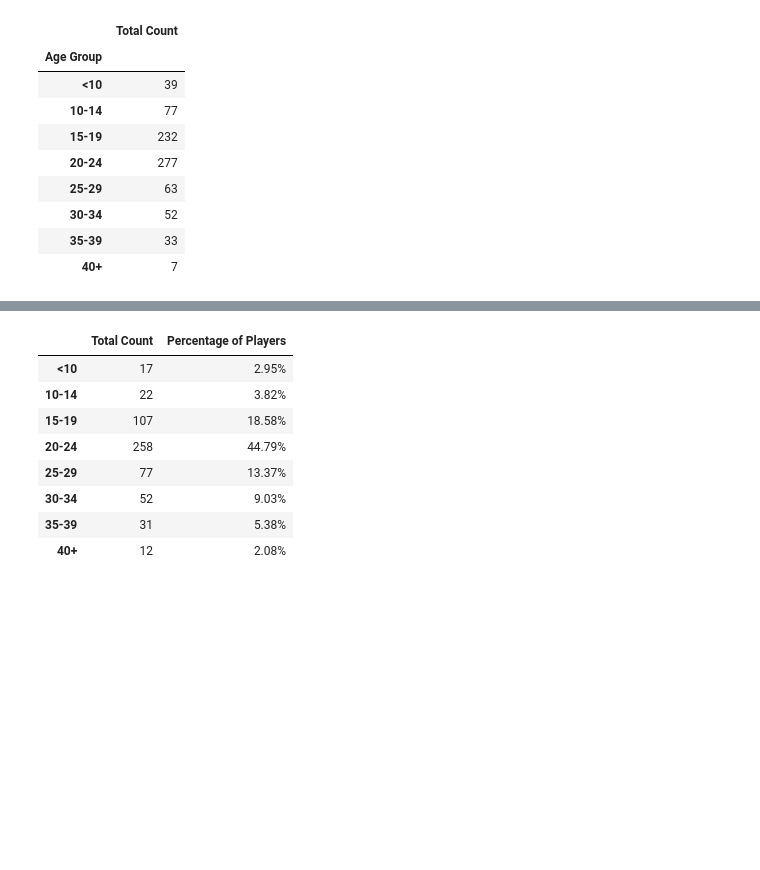
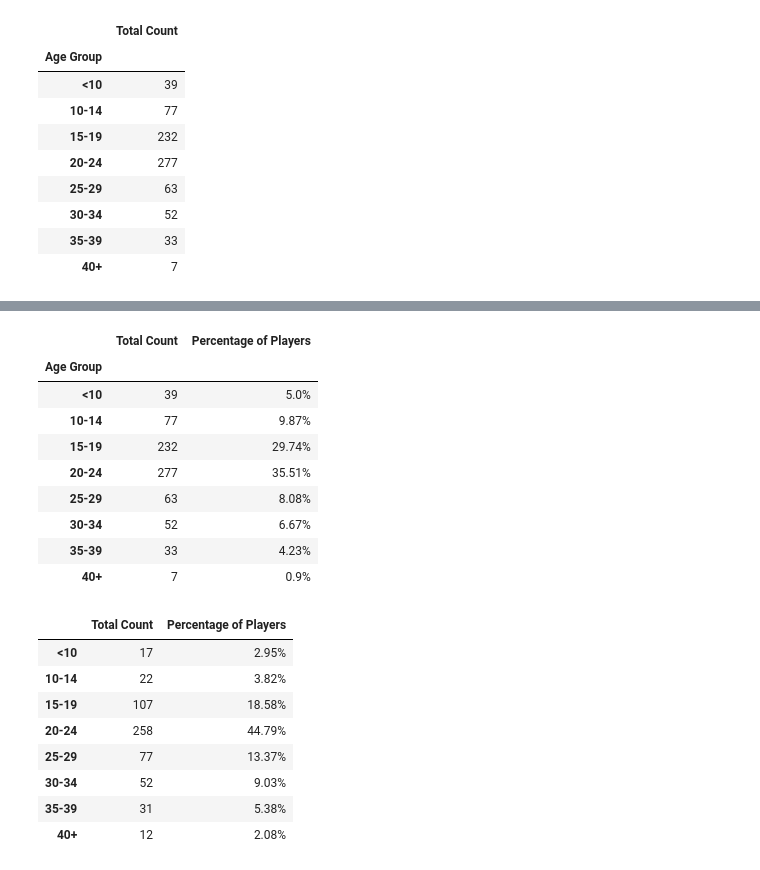
Before and after one commit to maylacdao/pandas-heroes-of-pymoli-analysis, a Jupyter notebook: analysis/HeroesOfPymoli_starter.ipynb, the cells around one changed output, grey strips where cells are left out. Cells and saved outputs as stored; diff of their text form; code cells hidden in the pictures; blank space fills up the shorter version.

```diff
--- a/analysis/HeroesOfPymoli_starter.ipynb
+++ b/analysis/HeroesOfPymoli_starter.ipynb
@@ -308,0 +305,3 @@ dtype: object
+# %%
+df7 = df6.apply(lambda x: 100 * x / float(x.sum())).rename(columns={"Total Count":"Percentage of Players"}).round(2).astype(str) + '%'
+df7
@@ -309,3 +319,17 @@ dtype: object
+# %%
+age_demographics = pd.concat([df6, df7], axis=1)
+age_demographics
+# %% [output]
+|  | Total Count | Percentage of Players |
+| Age Group |  |  |
+| <10 | 39 | 5.0% |
+| 10-14 | 77 | 9.87% |
+| 15-19 | 232 | 29.74% |
+| 20-24 | 277 | 35.51% |
+| 25-29 | 63 | 8.08% |
+| 30-34 | 52 | 6.67% |
+| 35-39 | 33 | 4.23% |
+| 40+ | 7 | 0.9% |
 # %%
 # %% [output]
 |  | Total Count | Percentage of Players |
```
Also changed, not shown: parts of 3 cells of this notebook.
